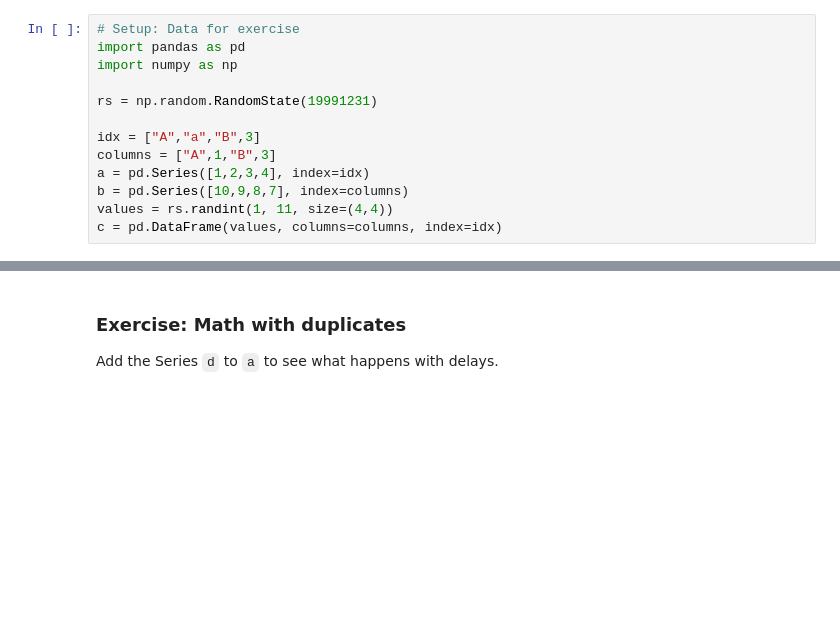
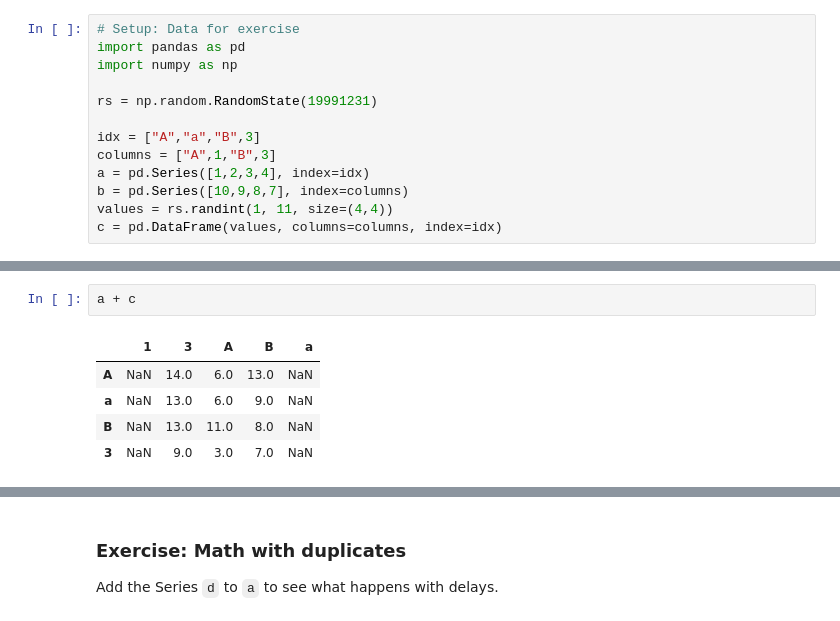
Before and after one commit to GeorgeHockey/python-introduction, a Jupyter notebook: course/introduction/lesson-8.ipynb, the cells around one changed output, grey strips where cells are left out. Cells and saved outputs as stored; diff of their text form; blank space fills up the shorter version.

```diff
--- a/course/introduction/lesson-8.ipynb
+++ b/course/introduction/lesson-8.ipynb
@@ -316,0 +351,8 @@ c = pd.DataFrame(values, columns=columns, index=idx)
+# %%
+a + c
+# %% [output]
+|  | 1 | 3 | A | B | a |
+| A | NaN | 14.0 | 6.0 | 13.0 | NaN |
+| a | NaN | 13.0 | 6.0 | 9.0 | NaN |
+| B | NaN | 13.0 | 11.0 | 8.0 | NaN |
+| 3 | NaN | 9.0 | 3.0 | 7.0 | NaN |
```
Also changed, not shown: parts of 23 cells of this notebook, 13 other files.
